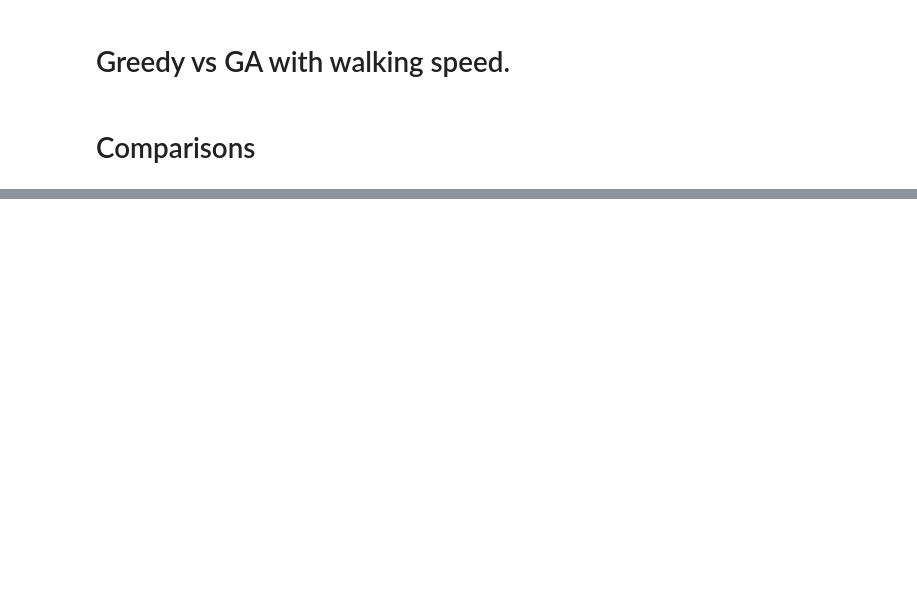
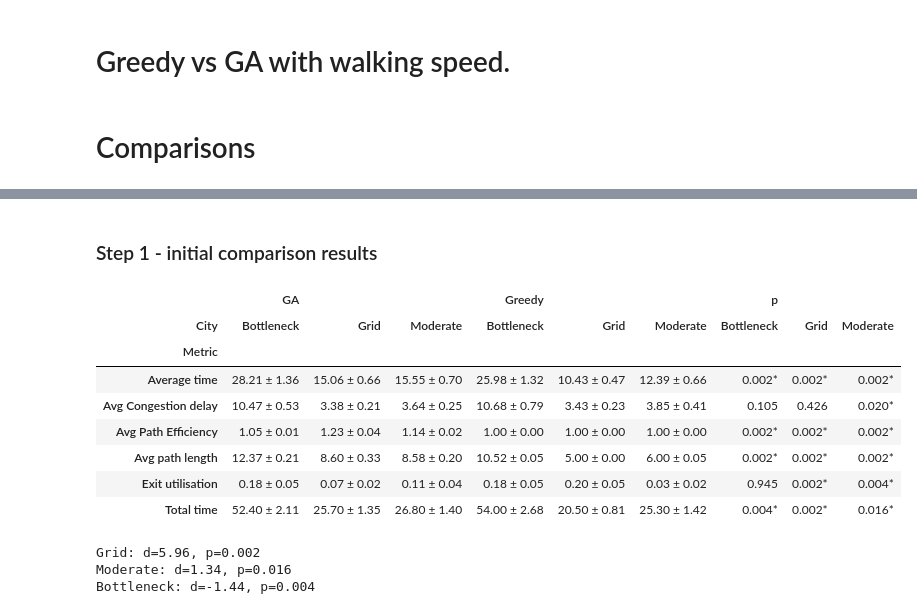
Before and after one commit to lpow311/dissertation, a Jupyter notebook: 5_2_walking_speed_comparison.ipynb, the cells around one changed output, grey strips where cells are left out. Cells and saved outputs as stored; diff of their text form; code cells hidden in the pictures; blank space fills up the shorter version.

```diff
--- a/5_2_walking_speed_comparison.ipynb
+++ b/5_2_walking_speed_comparison.ipynb
@@ -52,0 +58,23 @@ print(f'Params: {results['ga']['params']}')   # {'walking': False, 'delay_start'
+# %% [markdown]
+### Step 1 - initial comparison results
+# %%
+df = build_results_table(experiment_files)
+formatted = format_results_table(df)
+formatted.to_clipboard()
+formatted
+# %% [output]
+|  | GA |  |  | Greedy |  |  | p |  |  |
+| City | Bottleneck | Grid | Moderate | Bottleneck | Grid | Moderate | Bottleneck | Grid | Moderate |
+| Metric |  |  |  |  |  |  |  |  |  |
+| Average time | 28.21 ± 1.36 | 15.06 ± 0.66 | 15.55 ± 0.70 | 25.98 ± 1.32 | 10.43 ± 0.47 | 12.39 ± 0.66 | 0.002* | 0.002* | 0.002* |
+| Avg Congestion delay | 10.47 ± 0.53 | 3.38 ± 0.21 | 3.64 ± 0.25 | 10.68 ± 0.79 | 3.43 ± 0.23 | 3.85 ± 0.41 | 0.105 | 0.426 | 0.020* |
+| Avg Path Efficiency | 1.05 ± 0.01 | 1.23 ± 0.04 | 1.14 ± 0.02 | 1.00 ± 0.00 | 1.00 ± 0.00 | 1.00 ± 0.00 | 0.002* | 0.002* | 0.002* |
+| Avg path length | 12.37 ± 0.21 | 8.60 ± 0.33 | 8.58 ± 0.20 | 10.52 ± 0.05 | 5.00 ± 0.00 | 6.00 ± 0.05 | 0.002* | 0.002* | 0.002* |
+| Exit utilisation | 0.18 ± 0.05 | 0.07 ± 0.02 | 0.11 ± 0.04 | 0.18 ± 0.05 | 0.20 ± 0.05 | 0.03 ± 0.02 | 0.945 | 0.002* | 0.004* |
+| Total time | 52.40 ± 2.11 | 25.70 ± 1.35 | 26.80 ± 1.40 | 54.00 ± 2.68 | 20.50 ± 0.81 | 25.30 ± 1.42 | 0.004* | 0.002* | 0.016* |
+# %%
+extract_cohens_d(files=experiment_files)
+# %% [output]
+Grid: d=5.96, p=0.002
+Moderate: d=1.34, p=0.016
+Bottleneck: d=-1.44, p=0.004
```
Also changed, not shown: parts of 10 cells of this notebook, 1 other file.
